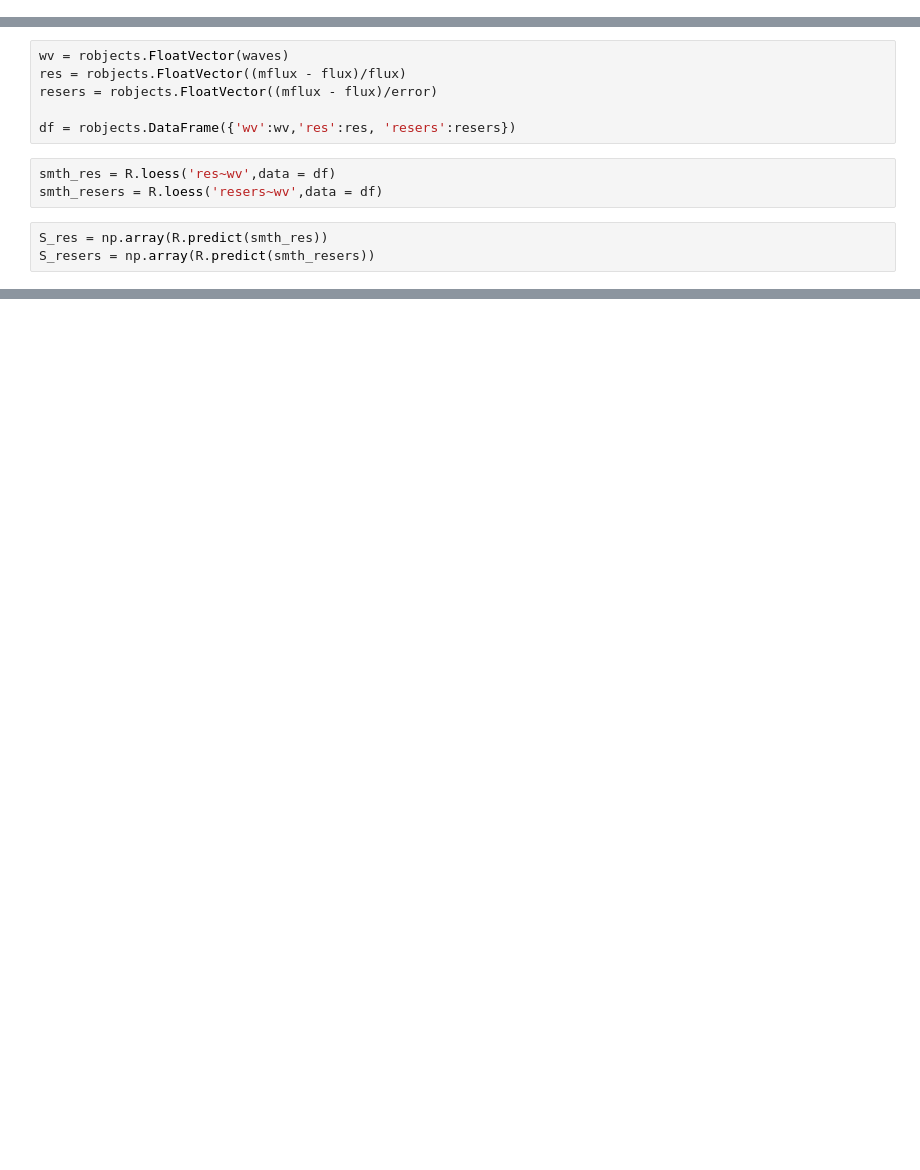
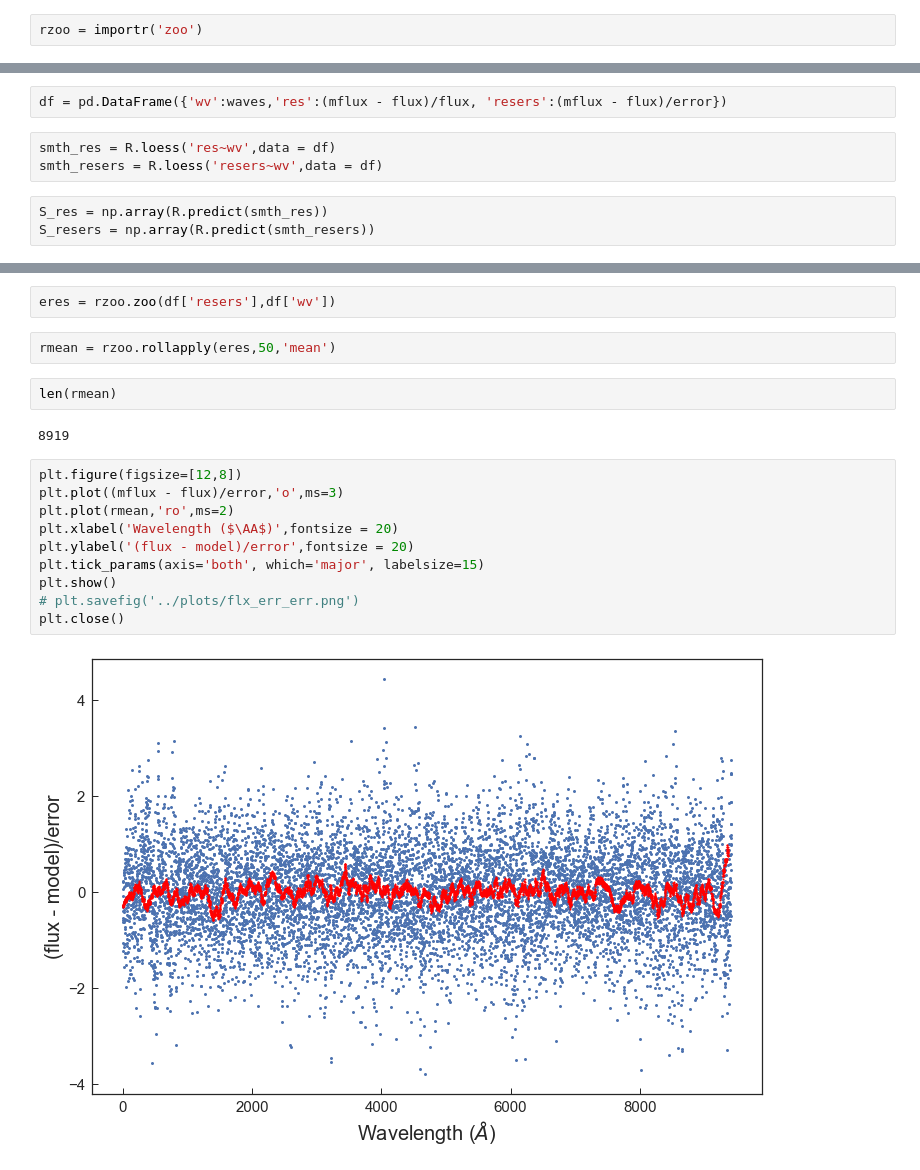
Before and after one commit to Vince-ec/Quiescent_analysis, a Jupyter notebook: scripts/flux_error.ipynb, the cells around one changed output, grey strips where cells are left out. Saved outputs shown, nothing was run; the diff lists cells and outputs as text; blank space fills up the shorter version.

Commit message:
sep 4-added plots

```diff
--- a/scripts/flux_error.ipynb
+++ b/scripts/flux_error.ipynb
@@ -18,6 +21,8 @@ age=np.arange(.5,6.1,.1)
 tau=[0,8.0, 8.3, 8.48, 8.6, 8.7, 8.78, 8.85, 8.9, 8.95, 9.0, 9.04, 9.08, 9.11, 9.15, 9.18, 9.2, 9.23, 9.26, 9.28,
      9.3, 9.32, 9.34, 9.36, 9.38, 9.4, 9.41, 9.43, 9.45, 9.46, 9.48]
 M,A=np.meshgrid(metal,age)
+# %%
+rzoo = importr('zoo')
 # %%
 waves = np.array([])
 flux = np.array([])
@@ -77,11 +82,7 @@ Rename column: xcentroid -> x_flt
 ../data/galaxy_flts/s48631_flt: photutils.source_properties - 2 objects
 ../data/galaxy_flts/s48631_flt: save ../data/galaxy_flts/s48631_flt.detect_seg.fits, ../data/galaxy_flts/s48631_flt.detect.cat
 # %%
-wv = robjects.FloatVector(waves)
-res = robjects.FloatVector((mflux - flux)/flux)
-resers = robjects.FloatVector((mflux - flux)/error)
-
-df = robjects.DataFrame({'wv':wv,'res':res, 'resers':resers})
+df = pd.DataFrame({'wv':waves,'res':(mflux - flux)/flux, 'resers':(mflux - flux)/error})
 # %%
 smth_res = R.loess('res~wv',data = df)
 smth_resers = R.loess('resers~wv',data = df)
@@ -115,3 +119,23 @@ plt.close()
+# %%
+eres = rzoo.zoo(df['resers'],df['wv'])
+# %%
+rmean = rzoo.rollapply(eres,50,'mean')
+# %%
+len(rmean)
+# %% [output]
+8919
+# %%
+plt.figure(figsize=[12,8])
+plt.plot((mflux - flux)/error,'o',ms=3)
+plt.plot(rmean,'ro',ms=2)
+plt.xlabel('Wavelength ($\AA$)',fontsize = 20)
+plt.ylabel('(flux - model)/error',fontsize = 20)
+plt.tick_params(axis='both', which='major', labelsize=15)
+plt.show()
+# plt.savefig('../plots/flx_err_err.png')
+plt.close()
+# %% [output]
+[figure, added]
 # %%
 plt.figure(figsize=[12,8])
 plt.plot(waves,error,'o',ms = 3)
```
Also changed, not shown: parts of 3 cells of this notebook, 1 other file.
